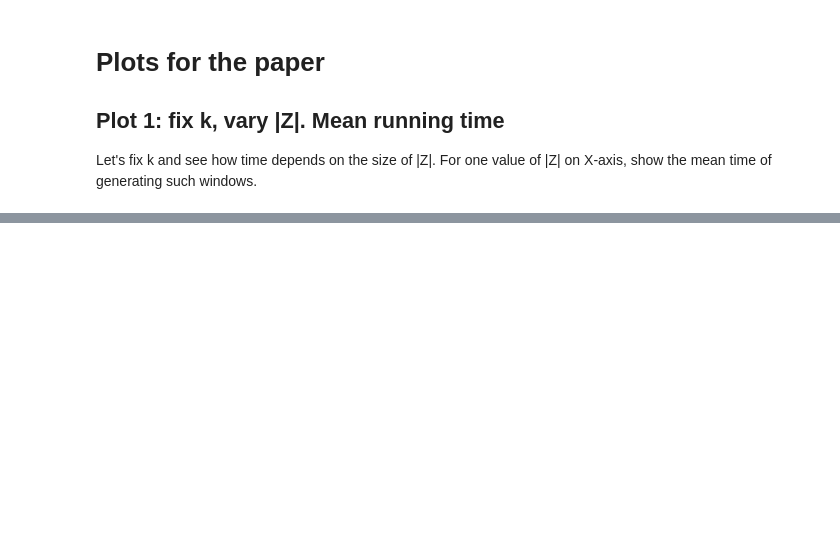
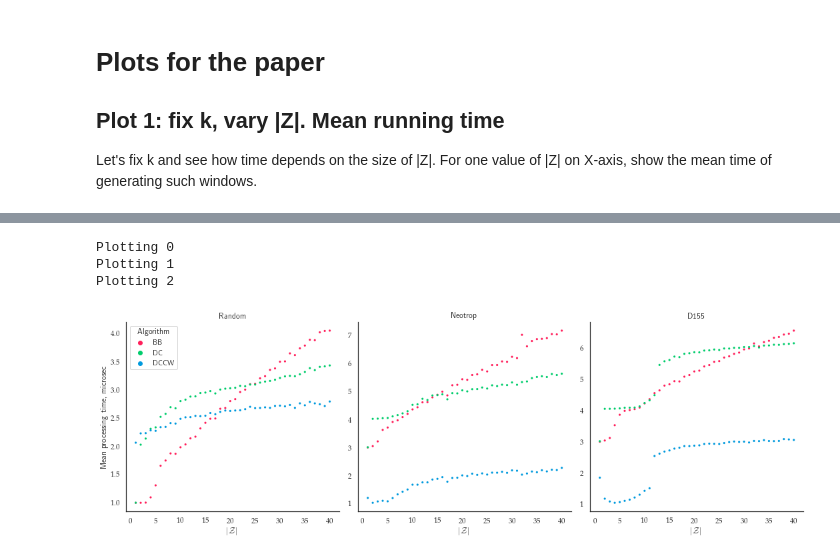
Before and after one commit to nromashchenko/pk-algs, a Jupyter notebook: plots_clean.ipynb, the cells around one changed output, grey strips where cells are left out. Saved outputs shown, nothing was run; the diff lists cells and outputs as text; code cells hidden in the pictures; blank space fills up the shorter version.

```diff
--- a/plots_clean.ipynb
+++ b/plots_clean.ipynb
@@ -465,3 +380,0 @@ AttributeError: 'NoneType' object has no attribute 'set_title'
-# %%
-df = d155[d155["k"] == 10]
-plt.hist(df["num_kmers"], log=True)
@@ -623,0 +463,35 @@ plot2_collection(neotrop_bl, True, sample_size=1000)
+# %%
+def alldata_meantime_Z(dfs, **kwargs):
+    filename = kwargs.get("filename", None)
+    k = kwargs.get("k", 10)
+    logy = kwargs.get("logy", True)
+    logx = kwargs.get("logx", True)
+    maxZ = kwargs.get("maxZ", None)
+    minZ = kwargs.get("minZ", None)
+
+    names, datasets = zip(*dfs)
+    num_plots = len(names)
+
+    sns.set(rc = {'figure.figsize':(5 * num_plots, 5)})
+    sns.set_style("white")
+
+    fig, ax = plt.subplots(1, num_plots)
+
+    for i, df in enumerate(datasets):
+        ylabel = (i == 0)
+        legend = (i == 0)
+        print("Plotting", i)
+        original_meantime_Z_plot(df, k, ax=ax[i], ylabel=ylabel, legend=legend, title=names[i], logy=logy, logx=logx, maxZ=maxZ, minZ=minZ)
+
+    fig.tight_layout()
+
+    if filename:
+        print("Saving to", filename)
+        plt.savefig(filename)
+# %%
+alldata_meantime_Z(dfs, k=10, logy=False, logx=False, maxZ=10 * 4)
+# %% [output]
+Plotting 0
+Plotting 1
+Plotting 2
+[figure, added]
```
Also changed, not shown: parts of 85 cells of this notebook, 3 other files.
